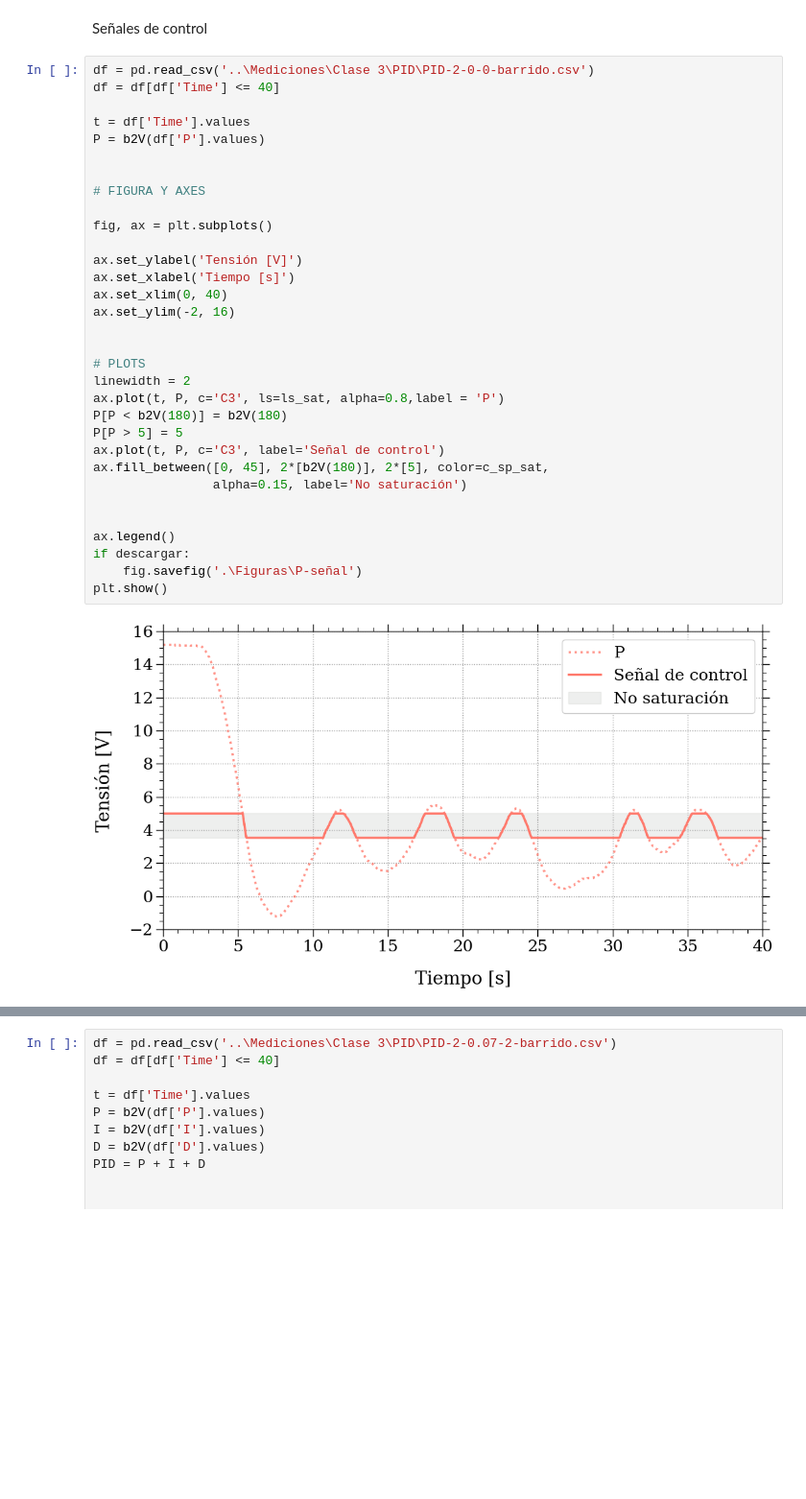
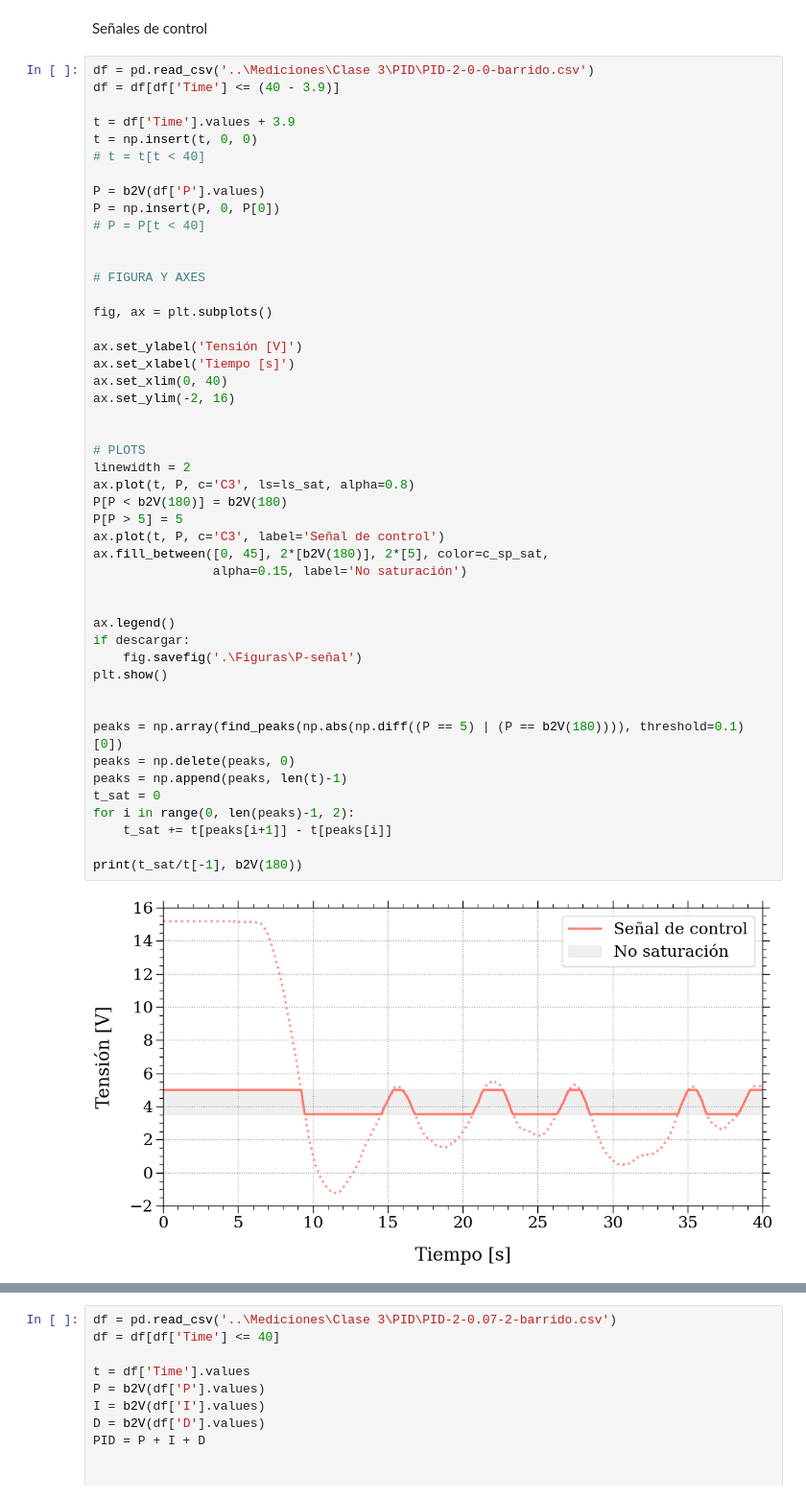
Before and after one commit to Martin-Palomeque/PID, a Jupyter notebook: Entregas/figuras_informe.ipynb, the cells around one changed output, grey strips where cells are left out. Shown at 96% size. Drawn from its saved outputs; the diff is of its cells as text; blank space fills up the shorter version.

```diff
--- a/Entregas/figuras_informe.ipynb
+++ b/Entregas/figuras_informe.ipynb
@@ -111,35 +115,50 @@ plt.show()
 Señales de control
 # %%
 df = pd.read_csv('..\Mediciones\Clase 3\PID\PID-2-0-0-barrido.csv')
-df = df[df['Time'] <= 40]
+df = df[df['Time'] <= (40 - 3.9)]
 
-t = df['Time'].values
+t = df['Time'].values + 3.9
+t = np.insert(t, 0, 0)
+# t = t[t < 40]
+
 P = b2V(df['P'].values)
+P = np.insert(P, 0, P[0])
+# P = P[t < 40]
 
 
 # FIGURA Y AXES
 
 fig, ax = plt.subplots()
 
 ax.set_ylabel('Tensión [V]')
 ax.set_xlabel('Tiempo [s]')
 ax.set_xlim(0, 40)
 ax.set_ylim(-2, 16)
 
 
 # PLOTS
 linewidth = 2
-ax.plot(t, P, c='C3', ls=ls_sat, alpha=0.8,label = 'P')
+ax.plot(t, P, c='C3', ls=ls_sat, alpha=0.8)
 P[P < b2V(180)] = b2V(180)
 P[P > 5] = 5
 ax.plot(t, P, c='C3', label='Señal de control')
 ax.fill_between([0, 45], 2*[b2V(180)], 2*[5], color=c_sp_sat,
                 alpha=0.15, label='No saturación')
 
 
 ax.legend()
 if descargar:
     fig.savefig('.\Figuras\P-señal')
 plt.show()
+
+
+peaks = np.array(find_peaks(np.abs(np.diff((P == 5) | (P == b2V(180)))), threshold=0.1)[0])
+peaks = np.delete(peaks, 0)
+peaks = np.append(peaks, len(t)-1)
+t_sat = 0
+for i in range(0, len(peaks)-1, 2):
+    t_sat += t[peaks[i+1]] - t[peaks[i]]
+
+print(t_sat/t[-1], b2V(180))
 # %% [output]
-[figure, old version]
+[figure, new version]
```
Also changed, not shown: parts of 4 cells of this notebook, 2 other files.
